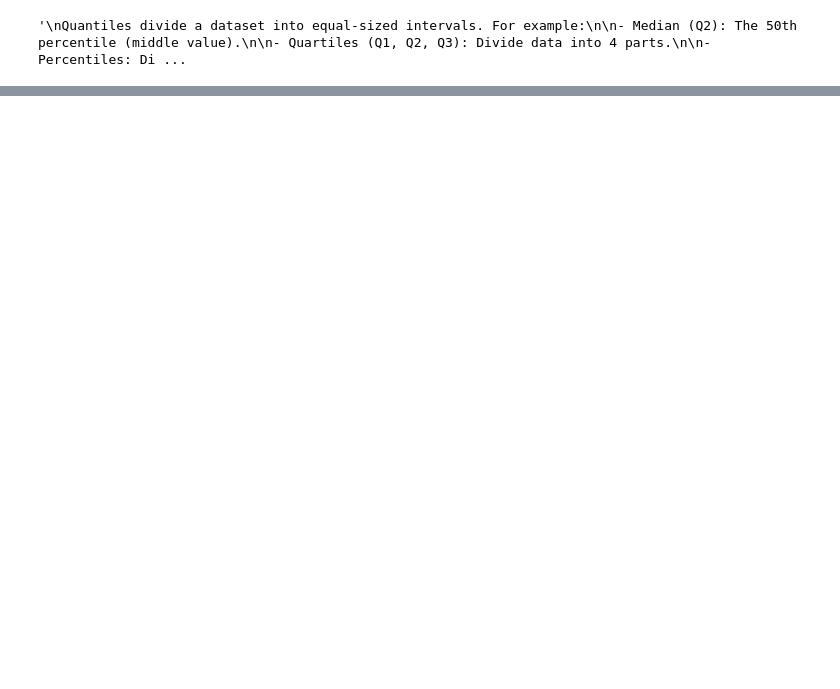
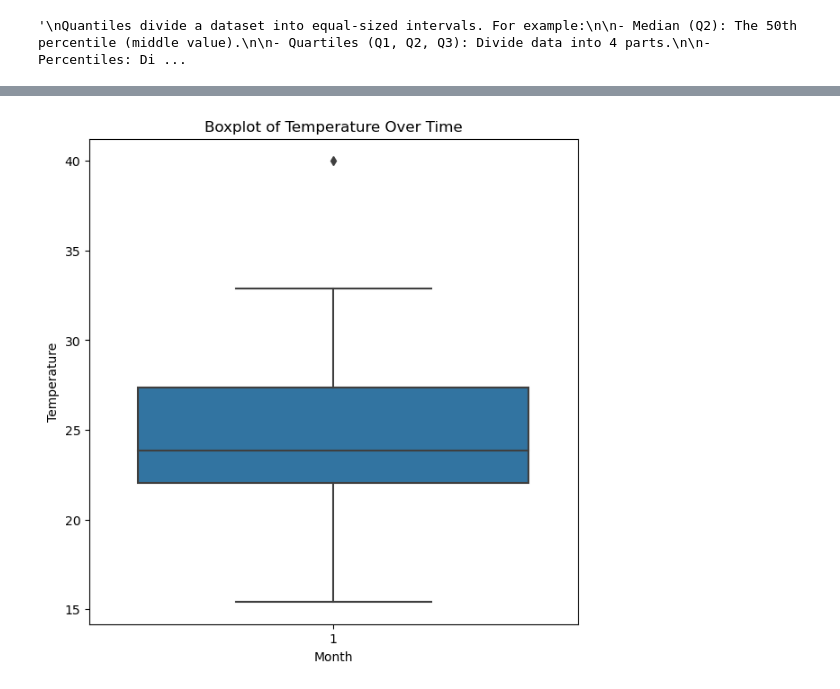
Before and after one commit to sush-hant/QuantMind, a Jupyter notebook: 2_Quantiles_Quartiles_Percentiles.ipynb, the cells around one changed output, grey strips where cells are left out. Saved outputs shown, nothing was run; the diff lists cells and outputs as text; code cells hidden in the pictures; blank space fills up the shorter version.

```diff
--- a/2_Quantiles_Quartiles_Percentiles.ipynb
+++ b/2_Quantiles_Quartiles_Percentiles.ipynb
@@ -130,3 +271,21 @@ print(df.head())
 # %%
 #Bonus Challenge
 #Use Seaborn for a boxplot over time:
+
+import pandas as pd
+import seaborn as sns
+import matplotlib.pyplot as plt
+
+
+
+
+
+plt.figure(figsize=(7, 7))
+sns.boxplot(x=df['Date'].dt.month, y=df["Temperature"])
+
+plt.xlabel("Month")
+plt.ylabel("Temperature")
+plt.title("Boxplot of Temperature Over Time")
+plt.show()
+# %% [output]
+[figure, added]
```
Also changed, not shown: parts of 11 cells of this notebook, 9 other files.
